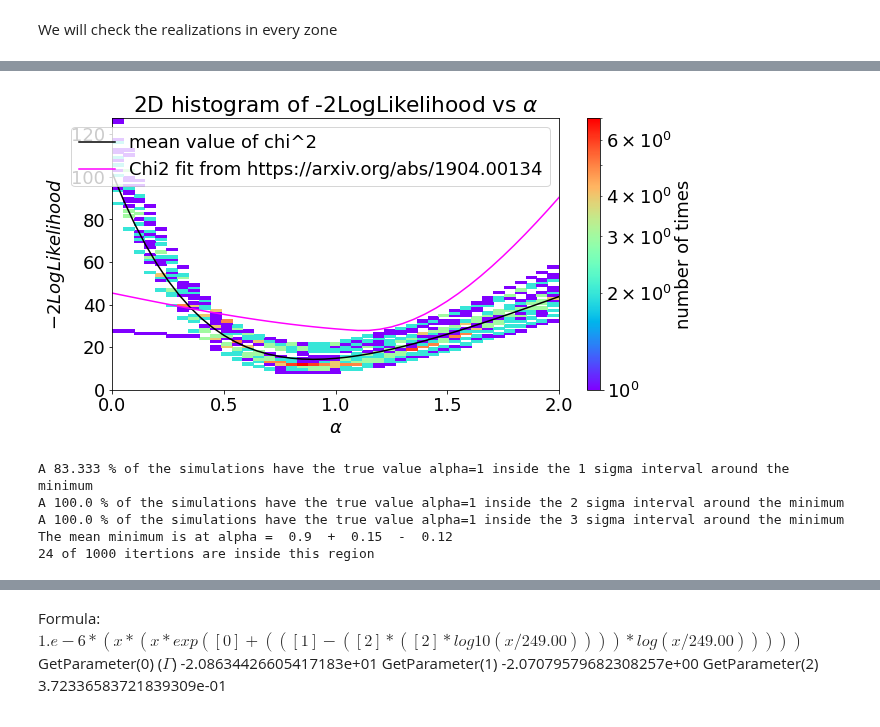
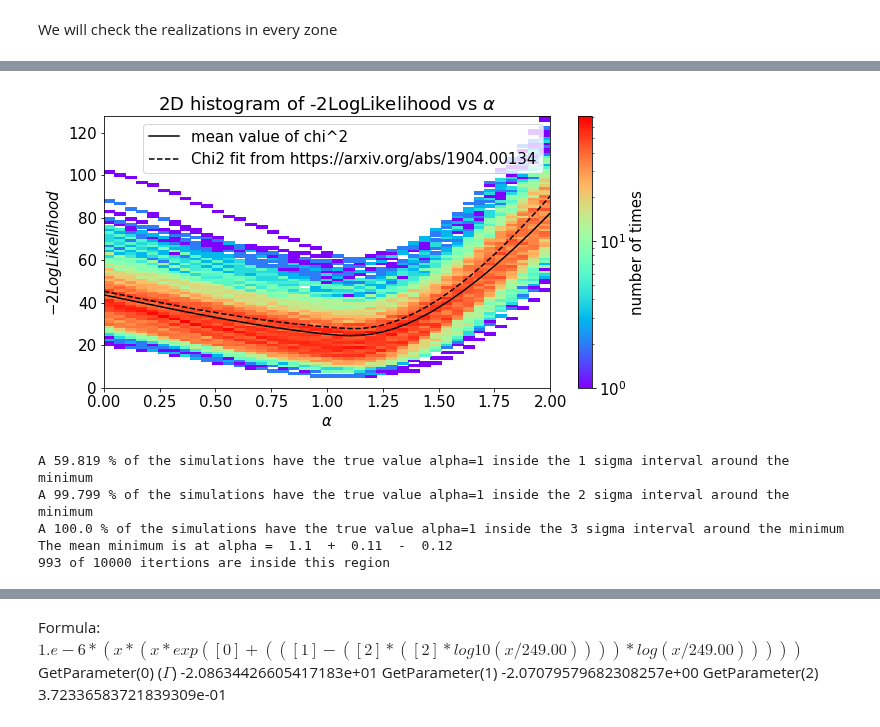
Before and after one commit to R-Grau/EBLpy, a Jupyter notebook: EBL_fit_MC_viewer.ipynb, the cells around one changed output, grey strips where cells are left out. Drawn from its saved outputs; the diff is of its cells as text; code cells hidden in the pictures.

```diff
--- a/EBL_fit_MC_viewer.ipynb
+++ b/EBL_fit_MC_viewer.ipynb
@@ -592,7 +644,7 @@ def extract(ds):
     alphas = ds['alphas'][:]
     return chisqs,alphas
 
-loc = Path('/data/magic/users-ifae/rgrau/EBL-splines/EBL10000_LP0.01_LP_MAGIC_with_0.038_Systematics_4w_fix')
+loc = Path('/data/magic/users-ifae/rgrau/EBL-splines/EBL10000_PWL_PWL_MAGIC_with_0.0_Systematics_4w_fix_2errors_x10')
 # files = sorted([f for f in loc.glob("EBL*2022050916*.hdf5")]) #PWL_LP starting at alpha = 1 (16 alpha = 1, 11 alpha = 2)
 files = sorted([f for f in loc.glob("EBL*.hdf5")]) #all the others but PWL_LP
 # files = sorted(['/data/magic/users-ifae/rgrau/EBL-splines/EBL50_PWL_MBPWL_5knots/EBL_mult_nit0of50_202205111529.hdf5','/data/magic/users-ifae/rgrau/EBL-splines/EBL50_PWL_MBPWL_5knots/EBL_mult_nit2of50_202205111530.hdf5', '/data/magic/users-ifae/rgrau/EBL-splines/EBL50_PWL_MBPWL_5knots/EBL_mult_nit3of50_202205111529.hdf5'])
@@ -775,7 +827,7 @@ def extract(ds):
     alphas = ds['alphas'][:]
     return chisqs,alphas
 
-loc = Path('/data/magic/users-ifae/rgrau/EBL-splines/EBL1000_PWL_LP_MAGIC_with_0.038_Systematics_4w_fix_2_test_z043_strat2')
+loc = Path('/data/magic/users-ifae/rgrau/EBL-splines/EBL10000_PWL_LP_MAGIC_with_0.07_Systematics_4w_fix_2errors')
 # files = sorted([f for f in loc.glob("EBL*2022050916*.hdf5")]) #PWL_LP starting at alpha = 1 (16 alpha = 1, 11 alpha = 2)
 files = sorted([f for f in loc.glob("EBL*.hdf5")]) #all the others but PWL_LP
 # files = sorted(['/data/magic/users-ifae/rgrau/EBL-splines/EBL50_PWL_MBPWL_5knots/EBL_mult_nit0of50_202205111529.hdf5','/data/magic/users-ifae/rgrau/EBL-splines/EBL50_PWL_MBPWL_5knots/EBL_mult_nit2of50_202205111530.hdf5', '/data/magic/users-ifae/rgrau/EBL-splines/EBL50_PWL_MBPWL_5knots/EBL_mult_nit3of50_202205111529.hdf5'])
@@ -868,3 +947,13 @@ mindeltam = 0.0
+# %%
+maxmin = 1.25
+minmin = 1.05
+maxdeltap = 0.7
+mindeltap = 0.00
+maxdeltam = 0.15#0.2
+mindeltam = 0.1#0.05
+
+if maxmin < minmin or maxdeltap < mindeltap or maxdeltam < mindeltam:
+    print(" Warning, one max is smaller than one min")
 # %%
 newminimums = []
 newdeltaps = []
@@ -926,9 +1014,13 @@ plt.show()
+# %%
+file2 = uproot.open("Output_fitebl.root:Chi2_1ES1011_Feb2014_LP")
+magicalphas = file2.values()[0]
+magichis = file2.values()[1]
 # %%
 fig, ax = plt.subplots()
 ax.plot(np.take_along_axis(newalphas[0], neworder, axis=0), np.take_along_axis(np.mean(newchisqs,0), neworder, axis=0), color = "black", label="mean value of chi^2")
 h = ax.hist2d(newalphas2, newchisqs2, bins=[len(newalphas[0]),100], norm = colors.LogNorm(), cmap = "rainbow", label="histogram of chi^2 values")
 # ax.plot(magicalphas, magichis, color = "grey", label= "Chi2 fit from https://arxiv.org/abs/1904.00134")
-ax.plot(magicalphas, magichis, color = "fuchsia", label= "Chi2 fit from https://arxiv.org/abs/1904.00134")
+ax.plot(magicalphas, magichis, color = "black", label= "Chi2 fit from https://arxiv.org/abs/1904.00134", ls="--")
 ax.set_xlabel(r'$\alpha$')
 ax.set_ylabel(r'$-2LogLikelihood$')
 ax.legend()
@@ -954,39 +1046,39 @@ for i in range(len(newchisqs)):
     sigma_2.append(sigma_2_0)
     sigma_3.append(sigma_3_0)
     number = np.where(np.round(newalphas[0], decimals = 2) == 1)
     if number in sigma_1_0[0]: #this number is the position of the alpha=1 inside the alhpas array
         s1 += 1
     if number in sigma_2_0[0]:
         s2 += 1
     if number in sigma_3_0[0]:
         s3 += 1
 # print(sigma_1)
 # print(sigma_2)
 # print(sigma_3)
 print("A {sig} % of the simulations have the true value alpha=1 inside the 1 sigma interval around the minimum".format( sig = np.round(s1 / (niter) * 100, decimals = 3)))
 print("A {sig} % of the simulations have the true value alpha=1 inside the 2 sigma interval around the minimum".format( sig = np.round(s2 / (niter) * 100, decimals = 3)))
 print("A {sig} % of the simulations have the true value alpha=1 inside the 3 sigma interval around the minimum".format( sig = np.round(s3 / (niter) * 100, decimals = 3)))
 # print("The median minimum is at alpha={minimum}".format(minimum = alphas[np.argmin(np.median(chisqs_iter,0))]))
 
 interpx = np.arange(first_bin, last_bin, step/5)
 alphas_reord = np.take_along_axis(newalphas[0], order, axis=0)
 chisqs_reord = np.take_along_axis(np.mean(newchisqs, 0), order, axis=0)
 f1 = interpolate.interp1d(alphas_reord, chisqs_reord, kind='linear')
 chis_new = f1(interpx)
 sigma_inter_1s = np.where(chis_new <= 1 + np.min(chis_new))
 upper_bound_1s = step/5 * np.max(sigma_inter_1s) + first_bin
 lower_bound_1s = step/5 * np.min(sigma_inter_1s) + first_bin
 # print("The 1 sigma upper bound is: ", upper_bound_1s, "and the lower bound is: ", lower_bound_1s)
 print("The mean minimum is at alpha = ", np.round(interpx[np.argmin(chis_new)], decimals = 3), " + ", np.round(upper_bound_1s-interpx[np.argmin(chis_new)], decimals = 4), " - ", np.round(interpx[np.argmin(chis_new)] - lower_bound_1s, decimals = 4))
 # print("Energy migration = ", Energy_migration)
 print("{failed} of {total} itertions are inside this region".format(failed = niter, total = len(files)))
 # %% [output]
-[figure, old version]
+[figure, new version]
-A 83.333 % of the simulations have the true value alpha=1 inside the 1 sigma interval around the minimum
-A 100.0 % of the simulations have the true value alpha=1 inside the 2 sigma interval around the minimum
+A 59.819 % of the simulations have the true value alpha=1 inside the 1 sigma interval around the minimum
+A 99.799 % of the simulations have the true value alpha=1 inside the 2 sigma interval around the minimum
 A 100.0 % of the simulations have the true value alpha=1 inside the 3 sigma interval around the minimum
-The mean minimum is at alpha =  0.9  +  0.15  -  0.12
-24 of 1000 itertions are inside this region
+The mean minimum is at alpha =  1.1  +  0.11  -  0.12
+993 of 10000 itertions are inside this region
 # %%
 print(newindexes)
 # %% [output]
```
Also changed, not shown: parts of 34 cells of this notebook, 2 other files.
